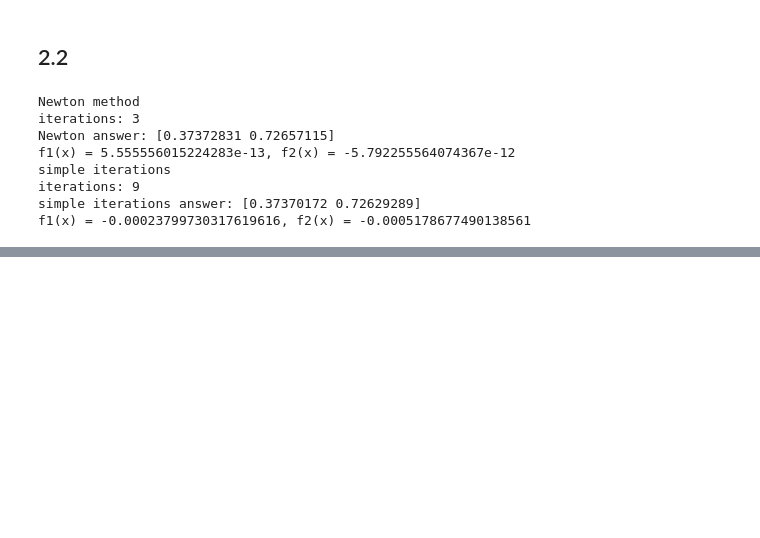
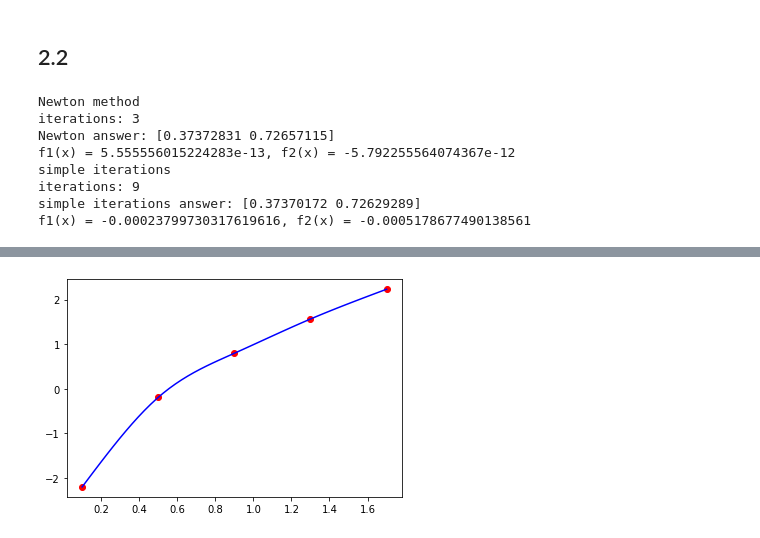
Before and after one commit to MayaMIkachan/numerical-methods, a Jupyter notebook: labs/labs.ipynb, the cells around one changed output, grey strips where cells are left out. Saved outputs shown, nothing was run; the diff lists cells and outputs as text; code cells hidden in the pictures; blank space fills up the shorter version.

```diff
--- a/labs/labs.ipynb
+++ b/labs/labs.ipynb
@@ -627,0 +714,82 @@ f1(x) = -0.00023799730317619616, f2(x) = -0.0005178677490138561
+# %%
+import numpy as np
+import matplotlib.pyplot as plt
+
+
+def tdma(matrix, d, length):
+    a, b, c = zip(*matrix)
+    p, q = np.zeros(length), np.zeros(length)
+    p[0] = -c[0] / b[0]
+    q[0] = d[0] / b[0]
+    x = np.zeros(length+1)
+    for i in range(1, length):
+        p[i] = (-c[i] / (b[i] + a[i] * p[i - 1]))
+        q[i] = ((d[i] - a[i] * q[i - 1]) / (b[i] + a[i] * p[i - 1]))
+    for i in reversed(range(length)):
+        x[i] = p[i] * x[i + 1] + q[i]
+    return np.insert(x[:-1], 0, 0)
+
+
+def get_spline(x, y):
+    length = len(x)
+    h = [x[i] - x[i - 1] for i in range(1, length)]
+    b, m = np.zeros(length-2), np.zeros((length-2, length-2))
+    m[0] = np.array([0, 2 * (h[0] + h[1]), h[1]])
+    b[0] = np.array([3 * ((y[2] - y[1]) / h[1] - (y[1] - y[0]) / h[0])])
+
+    for i in range(1, length - 3):
+        m[i] = [h[i], 2 * (h[i] + h[i + 1]), h[i + 1]]
+        b[i] = 3 * ((y[i + 2] - y[i + 1]) /
+                    h[i + 1] - (y[i + 1] - y[i]) / h[i])
+    m[-1] = [h[-2], 2 * (h[-2] + h[-1]), 0]
+    b[-1] = 3 * ((y[-1] - y[-2]) / h[-1] - (y[-2] - y[-3]) / h[-2])
+
+    c = tdma(m, b, length - 2)
+    a, b, d = np.zeros(length-1), np.zeros(length-1), np.zeros(length-1)
+    for i in range(1, length-1):
+        a[i-1] = y[i - 1]
+        d[i-1] = (c[i] - c[i - 1]) / (3 * h[i - 1])
+        b[i-1] = (y[i] - y[i - 1]) / h[i - 1] - \
+            h[i - 1] * (c[i] + 2 * c[i - 1]) / 3
+    a[-1] = y[i]
+    b[-1] = (y[-1] - y[-2]) / h[-1] - 2 * h[-1] * c[-1] / 3
+    d[-1] = -c[-1] / (3 * h[-1])
+    return a, b, c, d
+
+
+def get_pol_value(x0, x, k, coef):
+    a, b, c, d = coef
+    h = (x0 - x[k])
+    return a[k] + b[k] * h + c[k] * h**2 + d[k] * h**3
+
+
+def get_pol(x, x_test, coef):
+    for k in range(len(x)-1):
+        if x[k] <= x_test <= x[k+1]:
+            break
+    return get_pol_value(x_test, x, k, coef)
+
+
+def plot(x, y, coef):
+    x_plot = np.linspace(x[0], x[-1], 50)
+    y_plot = [get_pol(x, i, coef) for i in x_plot]
+
+    plt.plot(x_plot, y_plot, color='b')
+    plt.scatter(x, y, color='r')
+    plt.show()
+
+
+x = [0.1, 0.5, 0.9, 1.3, 1.7]
+y = [-2.2026, -0.19315, 0.79464, 1.5624, 2.2306]
+x_test = 0.8
+
+coef = get_spline(x, y)
+res = get_pol(x, x_test, coef)
+
+print("splines coefs(abcd):")
+for idx, i in enumerate(range(len(coef[0]))):
+    print(f"{idx+1}. {[round(x[i], 4) for x in coef]}")
+print(f"\nf({x_test}) = {round(res, 4)}\n")
+
+plot(x, y, coef)
+# %% [output]
@@ -627,0 +803 @@ f1(x) = -0.00023799730317619616, f2(x) = -0.0005178677490138561
+[figure, added]
```
Also changed, not shown: parts of 18 cells of this notebook.
